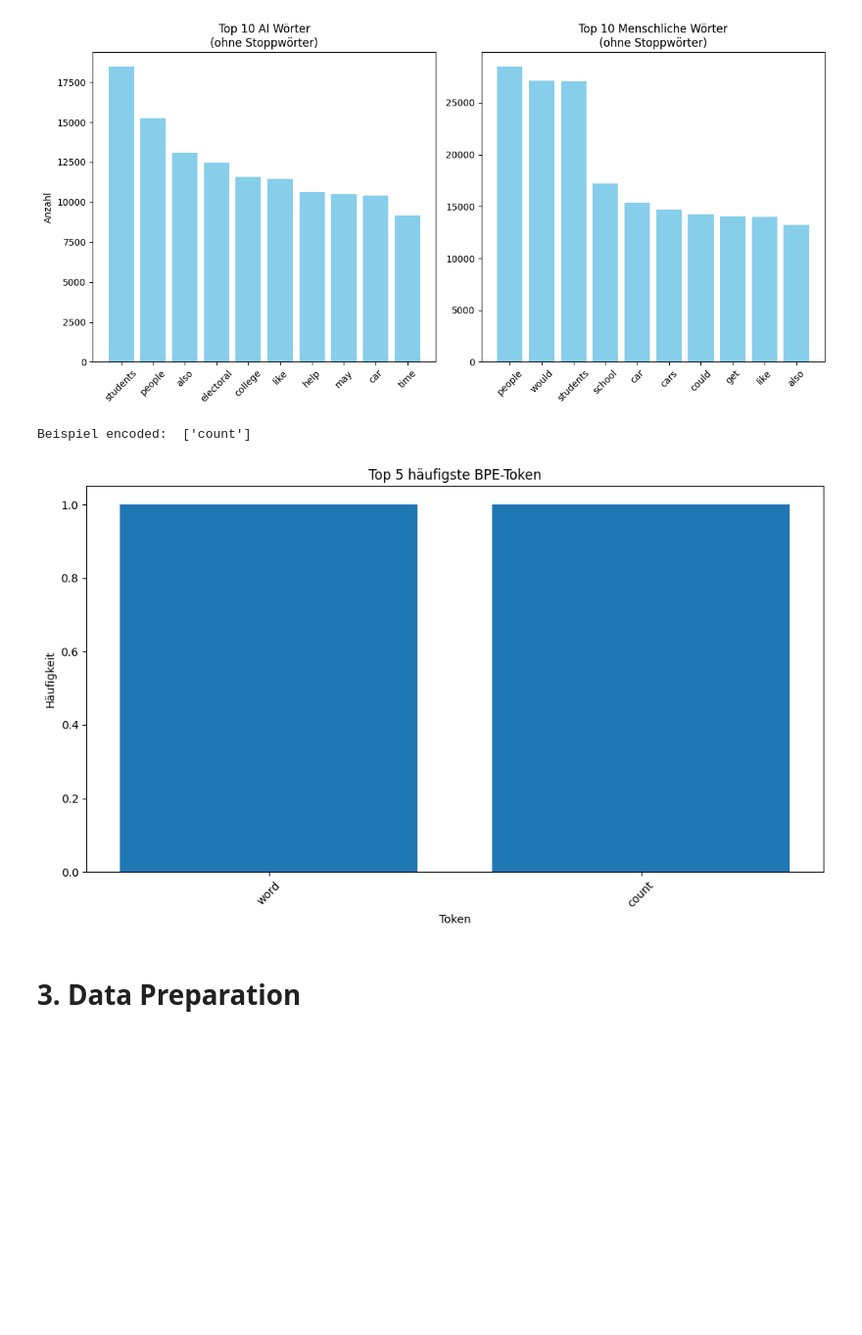
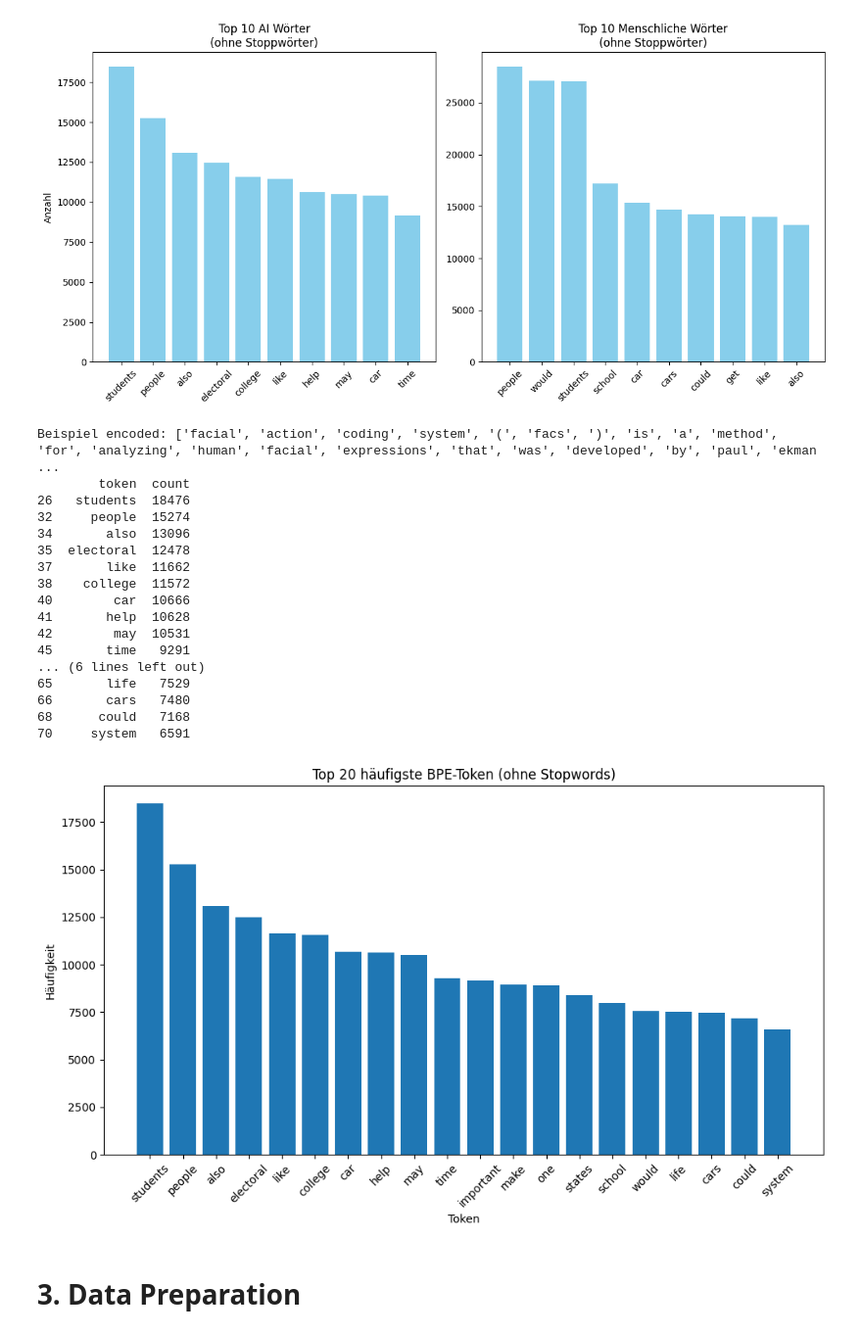
Before and after one commit to andreashubertus/DSundKI2, a Jupyter notebook: main.ipynb, the cells around one changed output. Shown at 98% size. Drawn from its saved outputs; the diff is of its cells as text; code cells hidden in the pictures; blank space fills up the shorter version.

```diff
--- a/main.ipynb
+++ b/main.ipynb
@@ -223,47 +223,73 @@ plt.show()
 [nltk_data]   Package stopwords is already up-to-date!
 [figure]
 # %%
+from nltk.corpus import stopwords
 from tokenizers import Tokenizer
 from tokenizers.models import BPE
 from tokenizers.pre_tokenizers import Whitespace
 from tokenizers.trainers import BpeTrainer
 
+tokenizer = Tokenizer(BPE())
+tokenizer.pre_tokenizer = Whitespace()
+trainer = BpeTrainer(vocab_size=10000)
 
-tokenizer = Tokenizer(BPE())
-tokenizer.pre_tokenizer = Whitespace() # zunächst Trennung durch Leerzeichen
-trainer = BpeTrainer(vocab_size=30000) # k=3000
+stop_words = set(stopwords.words("english"))
 
-
-tokenlist = word_counts_ai[~word_counts_ai["word"].isin(stop_words)]
-
-text_data = tokenlist.astype(str).tolist()
-tokenizer.train_from_iterator(text_data, trainer)
+# ✅ Auf echten Sätzen trainieren
+tokenizer.train_from_iterator(df_ai["text"].str.lower(), trainer)
 
 all_tokens = []
-for sentence in tokenlist:
-    encoded = tokenizer.encode(sentence) # Elemente des sentence werden Tokenisiert
-    all_tokens.extend(encoded.tokens) # .extend() fügt Elemente an das Ende einer Liste an
+for sentence in df_ai["text"].str.lower():
+    encoded = tokenizer.encode(sentence)
+    all_tokens.extend(encoded.tokens)
 
-print("Beispiel encoded: ", encoded.tokens)
+print("Beispiel encoded:", encoded.tokens)
 
-# Häufigkeiten
-token_series = pd.Series(all_tokens) # umwandeln der Liste als Pandas Series
-token_freq = token_series.value_counts() # zählt Token
-top_n = 5
-top_tokens = token_freq.head(top_n)
+# ── Häufigkeiten ──────────────────────────────────────────────────────────────
+token_series = pd.Series(all_tokens)
+token_freq   = token_series.value_counts().reset_index()
+token_freq.columns = ["token", "count"]
 
-# Barplot mit matplotlib
+# Stopwords entfernen
+token_freq_filtered = token_freq[~token_freq["token"].isin(stop_words)]
+
+token_freq_filtered = token_freq[
+    ~token_freq["token"].isin(stop_words | {"´", "'", "'", "`", "'", ",", ".", "!", "?", "-", "_", ":", ";", "(", ")", "[", "]", "{", "}", "\"", "“", "”"})
+]
+
+top_n_bpe   = 20
+top_tokens  = token_freq_filtered.head(top_n_bpe)
+
+print(top_tokens)
+
+# ── BPE Barplot ───────────────────────────────────────────────────────────────
 plt.figure(figsize=(10, 6))
-plt.bar(top_tokens.index, top_tokens.values)
-plt.title(f"Top {top_n} häufigste BPE-Token")
+plt.bar(top_tokens["token"], top_tokens["count"])
+plt.title(f"Top {top_n_bpe} häufigste BPE-Token (ohne Stopwords)")
 plt.xlabel("Token")
 plt.ylabel("Häufigkeit")
 plt.xticks(rotation=45)
 plt.tight_layout()
 plt.show()
 # %% [output]
-Beispiel encoded:  ['count']
+Beispiel encoded: ['facial', 'action', 'coding', 'system', '(', 'facs', ')', 'is', 'a', 'method', 'for', 'analyzing', 'human', 'facial', 'expressions', 'that', 'was', 'developed', 'by', 'paul', 'ekman ...
+        token  count
+26   students  18476
+32     people  15274
+34       also  13096
+35  electoral  12478
+37       like  11662
+38    college  11572
+40        car  10666
+41       help  10628
+42        may  10531
+45       time   9291
+... (6 lines left out)
+65       life   7529
+66       cars   7480
+68      could   7168
+70     system   6591
-[figure, old version]
+[figure, new version]
 # %% [markdown]
 # 3. Data Preparation
 # %% [markdown]
```
Also changed, not shown: parts of 3 cells of this notebook.
